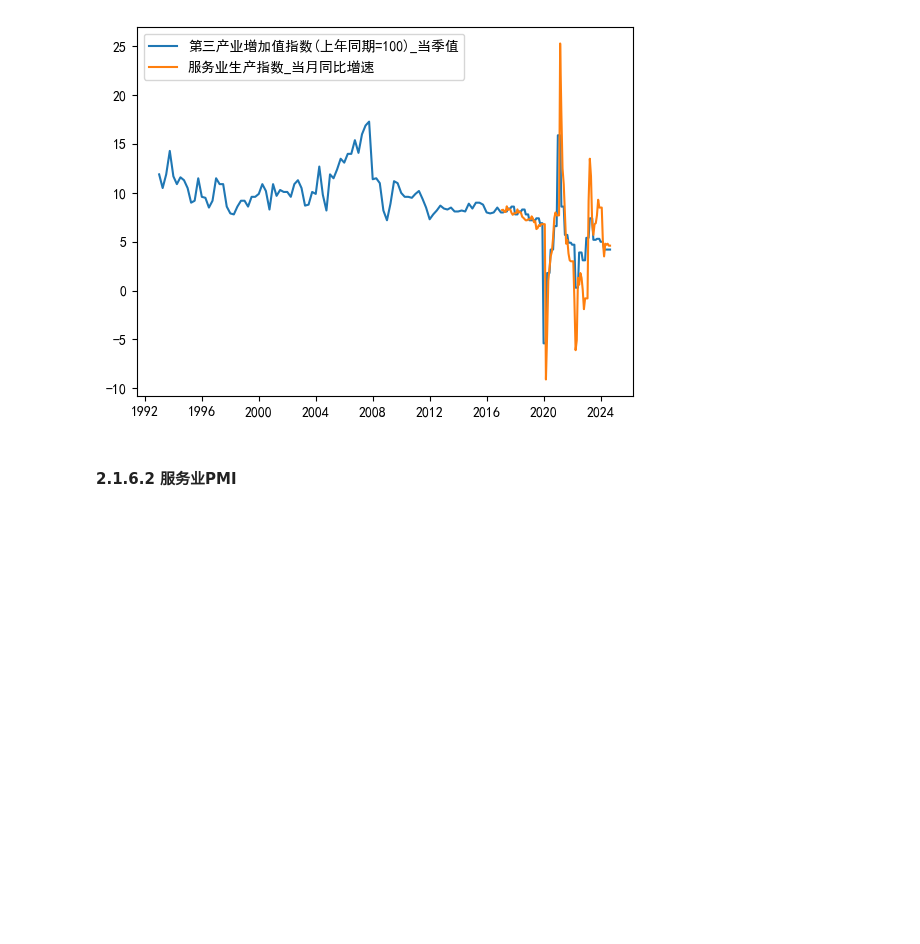
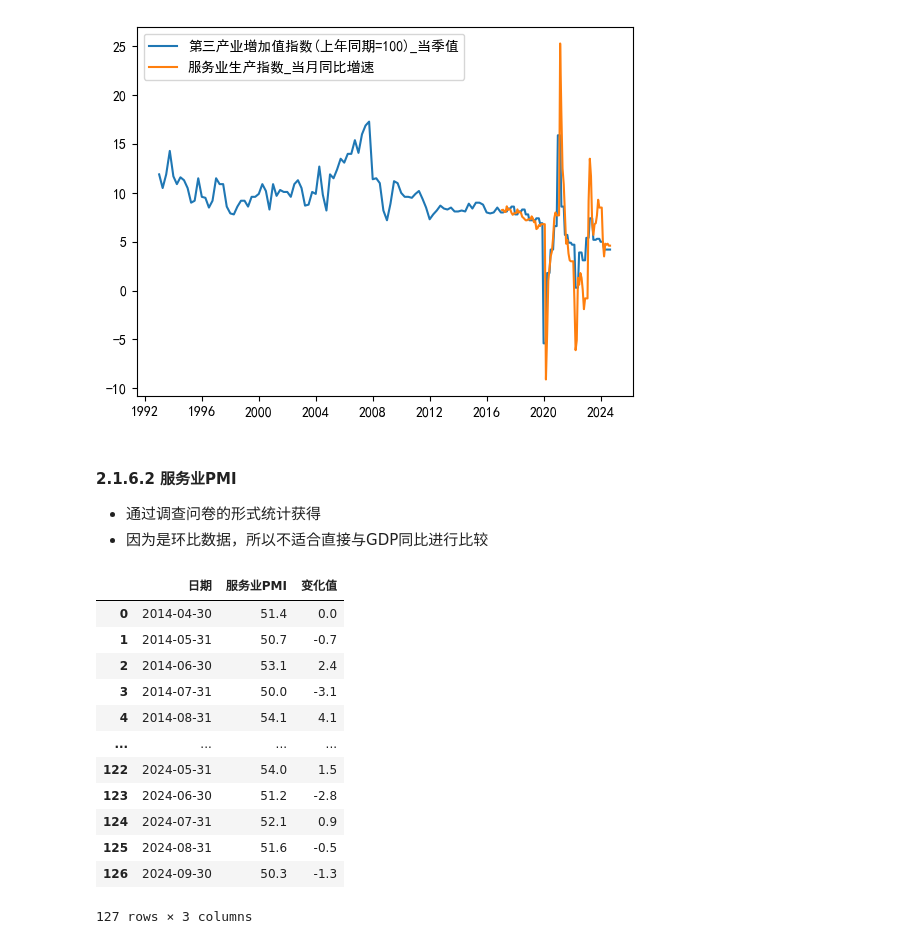
Before and after one commit to kampfer/various-data, a Jupyter notebook: src/researches/jupyter/gdp.ipynb, the cells around one changed output. Drawn from its saved outputs; the diff is of its cells as text; code cells hidden in the pictures; blank space fills up the shorter version.

```diff
--- a/src/researches/jupyter/gdp.ipynb
+++ b/src/researches/jupyter/gdp.ipynb
@@ -391,3 +399,23 @@ plt.legend()
 [figure]
 # %% [markdown]
 #### 2.1.6.2 服务业PMI
+
+- 通过调查问卷的形式统计获得
+- 因为是环比数据，所以不适合直接与GDP同比进行比较
+# %%
+pmiServiceDf = ak.index_pmi_ser_cx()
+pmiServiceDf
+# %% [output]
+|  | 日期 | 服务业PMI | 变化值 |
+| 0 | 2014-04-30 | 51.4 | 0.0 |
+| 1 | 2014-05-31 | 50.7 | -0.7 |
+| 2 | 2014-06-30 | 53.1 | 2.4 |
+| 3 | 2014-07-31 | 50.0 | -3.1 |
+| 4 | 2014-08-31 | 54.1 | 4.1 |
+| ... | ... | ... | ... |
+| 122 | 2024-05-31 | 54.0 | 1.5 |
+| 123 | 2024-06-30 | 51.2 | -2.8 |
+| 124 | 2024-07-31 | 52.1 | 0.9 |
+| 125 | 2024-08-31 | 51.6 | -0.5 |
+| 126 | 2024-09-30 | 50.3 | -1.3 |
+127 rows × 3 columns
```
Also changed, not shown: parts of 8 cells of this notebook.
